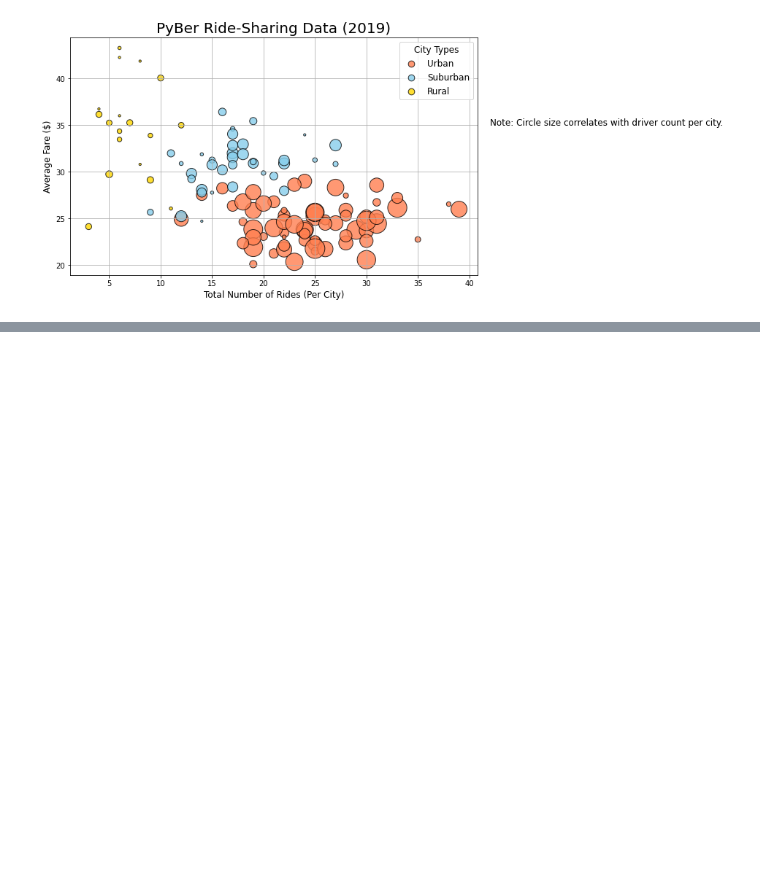
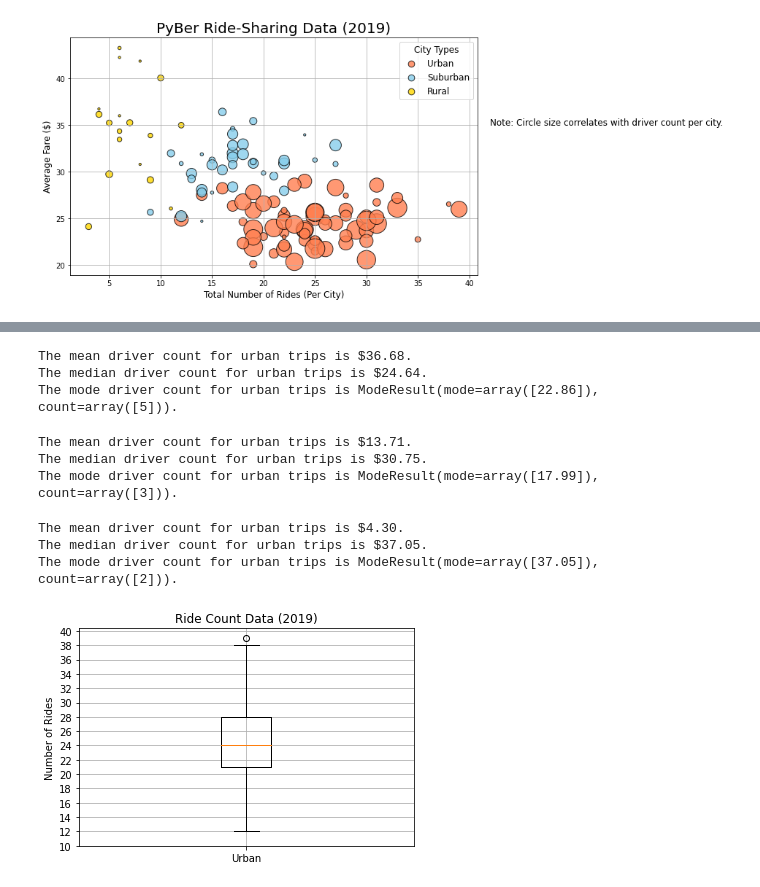
Before and after one commit to SPLT19/PyBer_Analysis, a Jupyter notebook: PyBer.ipynb, the cells around one changed output, grey strips where cells are left out. Cells and saved outputs as stored; diff of their text form; code cells hidden in the pictures; blank space fills up the shorter version.

Commit message:
Box and wisker graphs, drill missed how to compress the 3 different descriptive statistics tables into one. Code Status: Running

```diff
--- a/PyBer.ipynb
+++ b/PyBer.ipynb
@@ -401,0 +603,64 @@ plt.show()
+# %%
+#Create a Series for each city type based on the driver_count column in each city type DataFrame
+urban_drivers = urban_cities_df['driver_count']
+#urban_drivers.head()
+
+mean_urban_drivers = np.mean(urban_drivers)
+print(f"The mean driver count for urban trips is ${mean_urban_drivers:.2f}.")
+
+median_urban_drivers = np.median(urban_fares)
+print(f"The median driver count for urban trips is ${median_urban_drivers:.2f}.")
+
+mode_urban_drivers = sts.mode(urban_fares)
+print(f"The mode driver count for urban trips is {mode_urban_drivers}.")
+# %% [output]
+The mean driver count for urban trips is $36.68.
+The median driver count for urban trips is $24.64.
+The mode driver count for urban trips is ModeResult(mode=array([22.86]), count=array([5])).
+# %%
+#Create a Series for each city type based on the driver_count column in each city type DataFrame
+suburban_drivers = suburban_cities_df['driver_count']
+#urban_drivers.head()
+
+mean_suburban_drivers = np.mean(suburban_drivers)
+print(f"The mean driver count for urban trips is ${mean_suburban_drivers:.2f}.")
+
+median_suburban_drivers = np.median(suburban_fares)
+print(f"The median driver count for urban trips is ${median_suburban_drivers:.2f}.")
+
+mode_suburban_drivers = sts.mode(suburban_fares)
+print(f"The mode driver count for urban trips is {mode_suburban_drivers}.")
+# %% [output]
+The mean driver count for urban trips is $13.71.
+The median driver count for urban trips is $30.75.
+The mode driver count for urban trips is ModeResult(mode=array([17.99]), count=array([3])).
+# %%
+#Create a Series for each city type based on the driver_count column in each city type DataFrame
+rural_drivers = rural_cities_df['driver_count']
+#urban_drivers.head()
+
+mean_rural_drivers = np.mean(rural_drivers)
+print(f"The mean driver count for urban trips is ${mean_rural_drivers:.2f}.")
+
+median_rural_drivers = np.median(rural_fares)
+print(f"The median driver count for urban trips is ${median_rural_drivers:.2f}.")
+
+mode_rural_drivers = sts.mode(rural_fares)
+print(f"The mode driver count for urban trips is {mode_rural_drivers}.")
+# %% [output]
+The mean driver count for urban trips is $4.30.
+The median driver count for urban trips is $37.05.
+The mode driver count for urban trips is ModeResult(mode=array([37.05]), count=array([2])).
+# %%
+# Create a box-and-whisker plot for the urban cities ride count.
+x_labels = ["Urban"]
+fig, ax = plt.subplots()
+ax.boxplot(urban_ride_count, labels=x_labels)
+# Add the title, y-axis label and grid.
+ax.set_title('Ride Count Data (2019)')
+ax.set_ylabel('Number of Rides')
+ax.set_yticks(np.arange(10, 41, step=2.0))
+ax.grid()
+plt.show()
+# %% [output]
+[figure, added]
```
Also changed, not shown: parts of 29 cells of this notebook, 2 other files.
